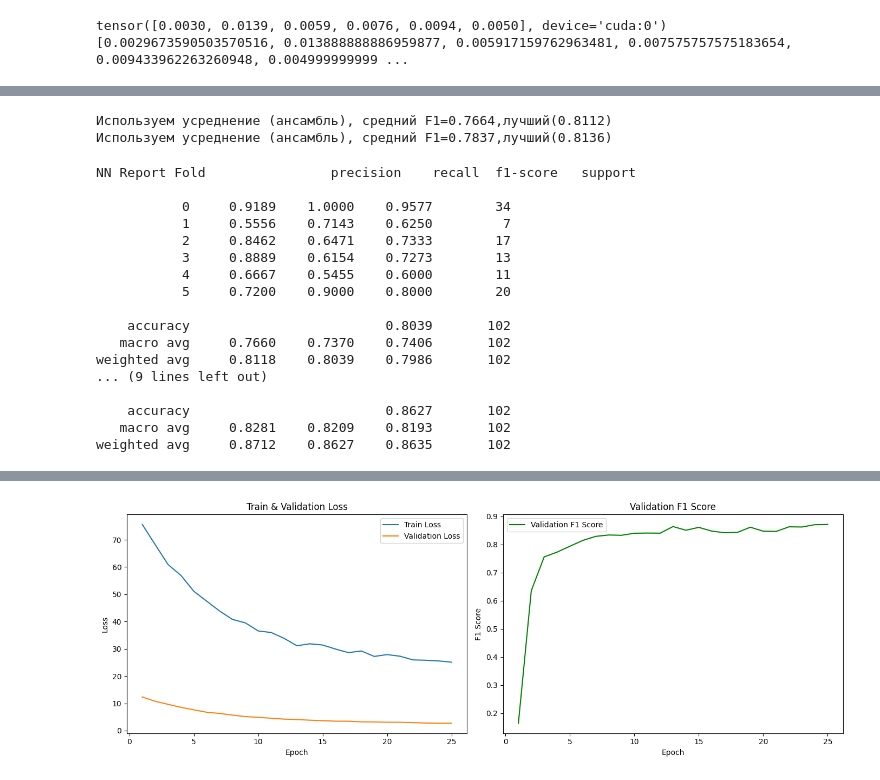
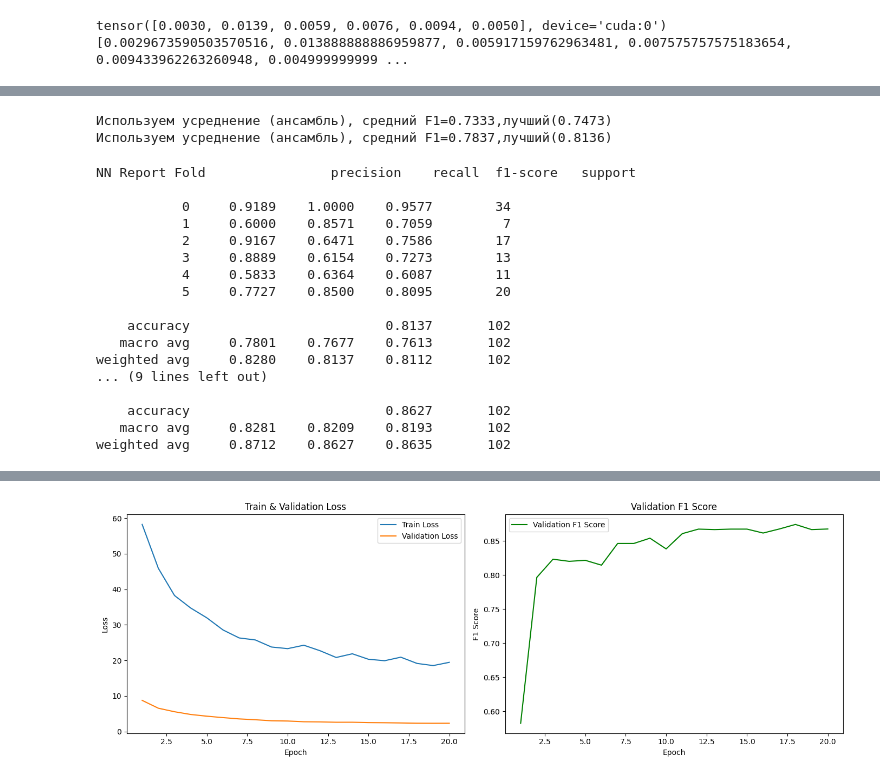
Before and after one commit to neverexz/ecg, a Jupyter notebook: main.ipynb, the cells around one changed output, grey strips where cells are left out. Drawn from its saved outputs; the diff is of its cells as text; code cells hidden in the pictures.

```diff
--- a/main.ipynb
+++ b/main.ipynb
@@ -407,7 +407,7 @@ X_train_val_cat, X_test_cat, y_train_val_cat, y_test_cat = train_test_split(
 
 # === Гиперпараметры ===
 n_splits = 5
-num_epochs = 45
+num_epochs = 40
 batch_size = 16
 device = torch.device("cuda" if torch.cuda.is_available() else "cpu")
 
@@ -451,9 +451,9 @@ for fold, (train_idx, val_idx) in enumerate(skf.split(X_train_val_nn, y_train_va
     model = Specnaz_gru_plus_norm(input_size=721, num_classes=6).to(device)
     # criterion = nn.CrossEntropyLoss(weight=weights, label_smoothing=0.1)
     criterion = FocalLoss(alpha=weights,gamma=1)
-    optimizer = torch.optim.AdamW(model.parameters(), lr=1e-3, weight_decay=0.0002)
+    optimizer = torch.optim.AdamW(model.parameters(), lr=10e-4, weight_decay=0.0002)
     scheduler = torch.optim.lr_scheduler.CosineAnnealingWarmRestarts(
-        optimizer, T_0=5, T_mult=1, eta_min=5e-4
+        optimizer, T_0=8, T_mult=1, eta_min=5e-4
     )
 
     # === Для графиков ===
@@ -676,7 +676,7 @@ def choose_best_or_ensemble(val_f1_per_fold, threshold=0.075):
 mode_nn, best_fold_nn_idx = choose_best_or_ensemble(f1_scores_per_fold_nn)
 mode_cat, best_fold_cat_idx = choose_best_or_ensemble(f1_scores_per_fold_cat)
 # %% [output]
-Используем усреднение (ансамбль), средний F1=0.7664,лучший(0.8112)
+Используем усреднение (ансамбль), средний F1=0.7333,лучший(0.7473)
 Используем усреднение (ансамбль), средний F1=0.7837,лучший(0.8136)
 # %%
 test_logits_nn_list = []
@@ -714,15 +714,15 @@ print(f"CatBoost Report Fold ", classification_report(y_test_cat, np.argmax(cat_
 NN Report Fold                precision    recall  f1-score   support
 
            0     0.9189    1.0000    0.9577        34
-           1     0.5556    0.7143    0.6250         7
-           2     0.8462    0.6471    0.7333        17
+           1     0.6000    0.8571    0.7059         7
+           2     0.9167    0.6471    0.7586        17
            3     0.8889    0.6154    0.7273        13
-           4     0.6667    0.5455    0.6000        11
-           5     0.7200    0.9000    0.8000        20
+           4     0.5833    0.6364    0.6087        11
+           5     0.7727    0.8500    0.8095        20
 
-    accuracy                         0.8039       102
-   macro avg     0.7660    0.7370    0.7406       102
-weighted avg     0.8118    0.8039    0.7986       102
+    accuracy                         0.8137       102
+   macro avg     0.7801    0.7677    0.7613       102
+weighted avg     0.8280    0.8137    0.8112       102
 ... (9 lines left out)
 
     accuracy                         0.8627       102
@@ -781,17 +781,17 @@ class meta_notfix(nn.Module):
     def __init__(self, input=20, output=6):
         super(meta_notfix, self).__init__()
         self.model = nn.Sequential(
-            nn.Linear(input, 32),
-            nn.BatchNorm1d(32),
+            nn.Linear(input, 64),
+            nn.BatchNorm1d(64),
             nn.GELU(),
-            nn.Dropout(0.3),
+            nn.Dropout(0.25),
 
-            nn.Linear(32, 32),
-            nn.BatchNorm1d(32),
+            nn.Linear(64, 64),
+            nn.BatchNorm1d(64),
             nn.GELU(),
-            nn.Dropout(0.3),
+            nn.Dropout(0.25),
 
-            nn.Linear(32, output)
+            nn.Linear(64, output)
         )
 
     def forward(self, x):
@@ -814,14 +814,14 @@ meta_val_loader = DataLoader(meta_val_dataset, batch_size=16, shuffle=False,drop
 # Объяви модель
 meta_model = meta_notfix(input=20, output=6).to(device)
 # criterion = nn.CrossEntropyLoss()
-criterion = FocalLoss(gamma=1)
-optimizer = torch.optim.AdamW(meta_model.parameters(), lr=2e-4)
+criterion = FocalLoss(gamma=1.5)
+optimizer = torch.optim.AdamW(meta_model.parameters(), lr=1.5e-4)
 
 
 
 best_f1 = 0.0
 best_model_state = None
-num_epochs_meta = 25
+num_epochs_meta = 20
 
 train_losses = []
 val_losses = []
@@ -919,2 +919,2 @@ weighted avg     0.8801    0.8696    0.8715       138
-[figure, old version]
+[figure, new version]
 # %%
```
Also changed, not shown: parts of 5 cells of this notebook, 4 other files.
